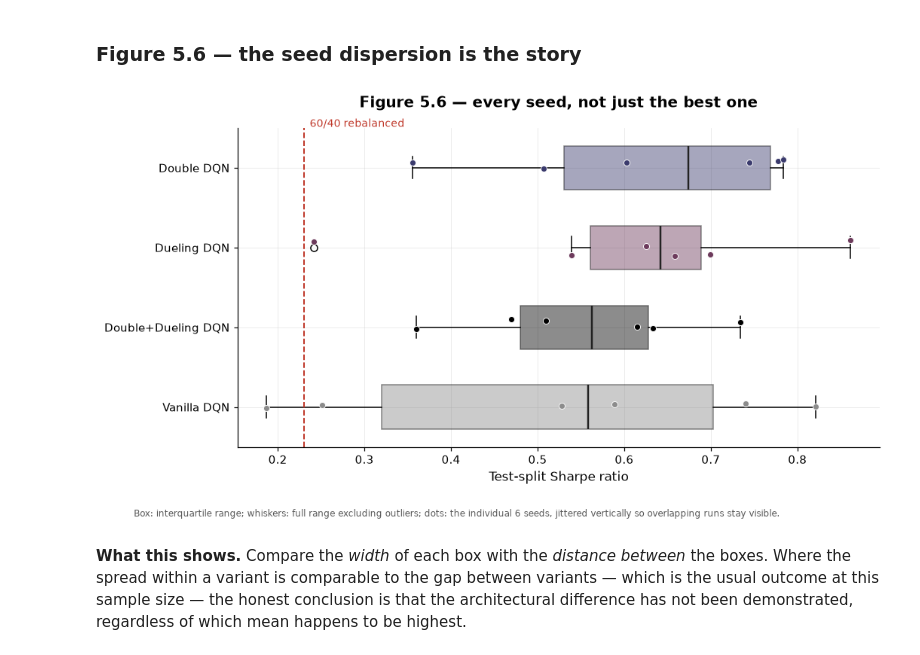
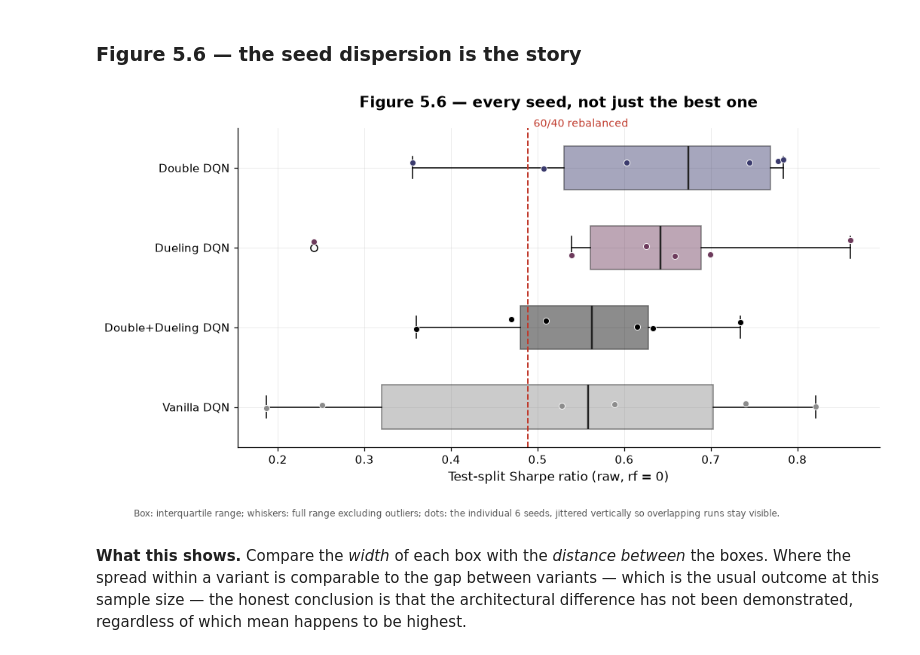
Before and after one commit to Nizarel/PortfolioRL, a Jupyter notebook: notebooks/05_results_ablation.ipynb, the cells around one changed output. Cells and saved outputs as stored; diff of their text form; code cells hidden in the pictures.

```diff
--- a/notebooks/05_results_ablation.ipynb
+++ b/notebooks/05_results_ablation.ipynb
@@ -470,36 +477,38 @@ experiments.seed_dispersion(ablation, "test_sharpe").round(3)
 # %%
 pivot = ablation.by_variant("test_sharpe")
 variant_order = pivot.mean().sort_values().index.tolist()
 
 fig, ax = plt.subplots(figsize=(10, 5))
 data = [pivot[v].dropna().to_numpy() for v in variant_order]
 bp = ax.boxplot(data, vert=False, widths=0.55, patch_artist=True,
                 medianprops=dict(color="#222222", linewidth=1.6))
 for patch, v in zip(bp["boxes"], variant_order):
     patch.set_facecolor(plots.strategy_color(v))
     patch.set_alpha(0.45)
 
 for i, v in enumerate(variant_order, start=1):
     vals = pivot[v].dropna()
     ax.scatter(vals, np.full(len(vals), i) + np.random.uniform(-0.11, 0.11, len(vals)),
                color=plots.strategy_color(v), s=28, zorder=4, edgecolor="white", linewidth=0.6)
 
-bench_sharpe = card.loc["60/40 rebalanced", "Sharpe"]
+bench_sharpe = metrics.sharpe_ratio(
+    metrics.to_returns(bench_results["60/40 rebalanced"][0]), 0.0
+)   # raw, to match the axis: `experiments` scores against rf = 0
 ax.axvline(bench_sharpe, color="#c0392b", linestyle="--", linewidth=1.3)
 ax.text(bench_sharpe, len(variant_order) + 0.55, "  60/40 rebalanced",
         color="#c0392b", fontsize=9, va="center")
 
 ax.set_yticks(range(1, len(variant_order) + 1))
 ax.set_yticklabels(variant_order)
-ax.set_xlabel("Test-split Sharpe ratio")
+ax.set_xlabel("Test-split Sharpe ratio (raw, rf = 0)")
 ax.set_title("Figure 5.6 — every seed, not just the best one", pad=18)
 plots.caption(fig, f"Box: interquartile range; whiskers: full range excluding outliers; "
                    f"dots: the individual {len(ABLATION_SEEDS)} seeds, jittered vertically "
                    f"so overlapping runs stay visible.")
 plots.save_fig(fig, "05_06_seed_dispersion")
 plt.show()
 # %% [output]
-[figure, old version]
+[figure, new version]
 # %% [markdown]
 **What this shows.** Compare the *width* of each box with the *distance between*
 the boxes. Where the spread within a variant is comparable to the gap between
```
Also changed, not shown: parts of 36 cells of this notebook, 38 other files.
